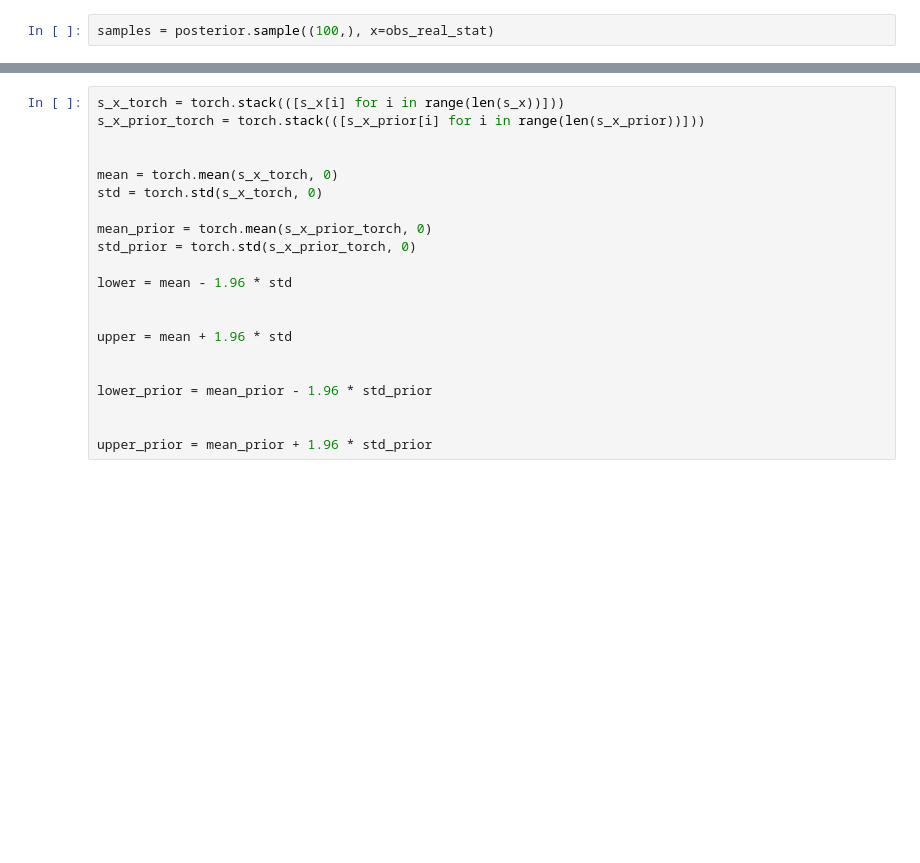
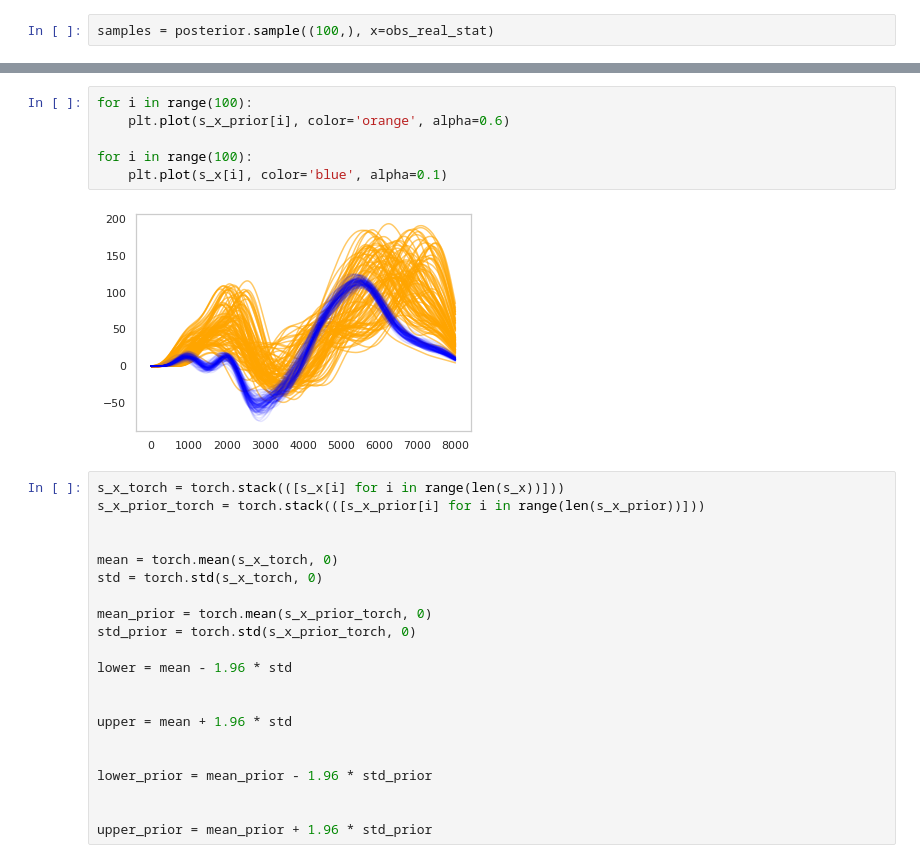
Before and after one commit to andererka/SBI_for_EEG, a Jupyter notebook: notebooks/exploring_17_parameters.ipynb, the cells around one changed output, grey strips where cells are left out. Drawn from its saved outputs; the diff is of its cells as text; blank space fills up the shorter version.

```diff
--- a/notebooks/exploring_17_parameters.ipynb
+++ b/notebooks/exploring_17_parameters.ipynb
@@ -305,3 +332,11 @@ s_x_prior = inference.run_only_sim(samples_prior, sim_wrapper, num_workers=8)
+# %%
+for i in range(100):
+    plt.plot(s_x_prior[i], color='orange', alpha=0.6)
+
+for i in range(100):
+    plt.plot(s_x[i], color='blue', alpha=0.1)
+# %% [output]
+[figure, added]
 # %%
 s_x_torch = torch.stack(([s_x[i] for i in range(len(s_x))]))
 s_x_prior_torch = torch.stack(([s_x_prior[i] for i in range(len(s_x_prior))]))
```
Also changed, not shown: parts of 21 cells of this notebook, 1 other file.
